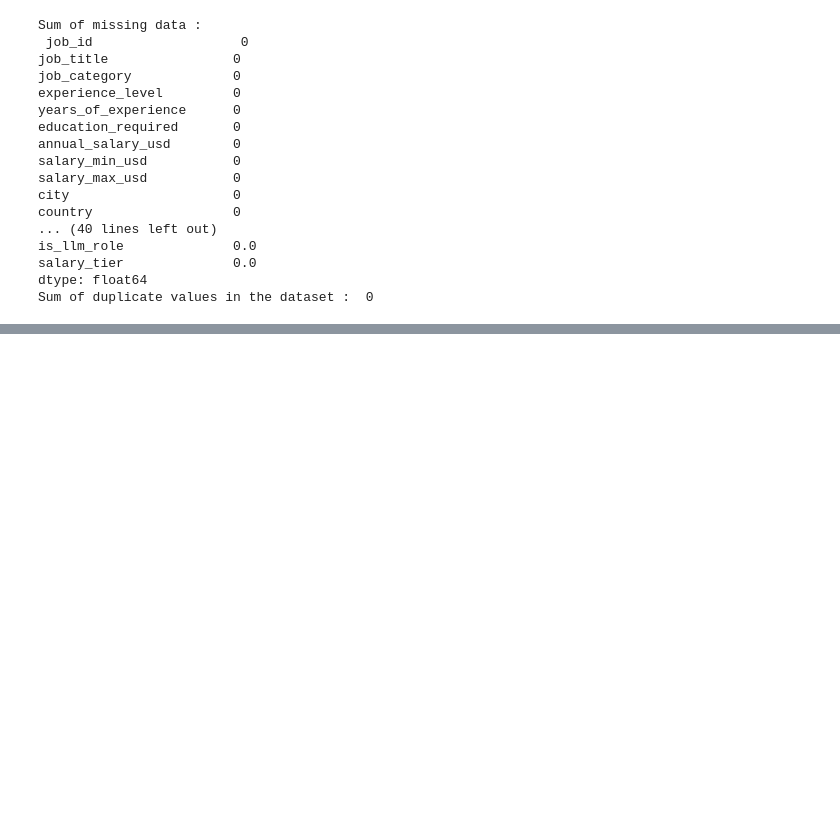
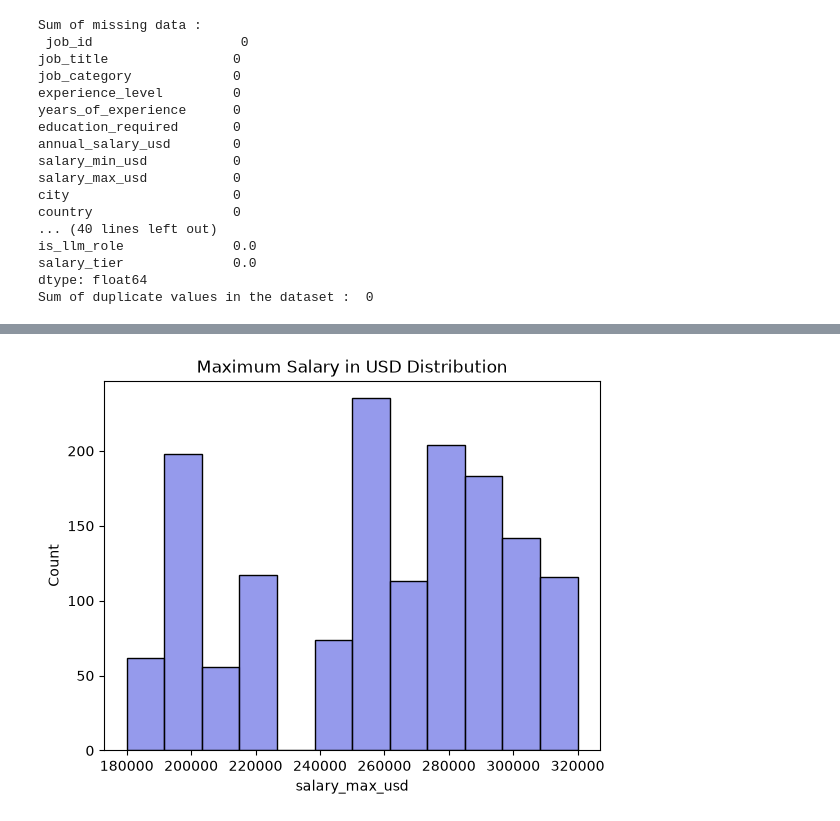
Before and after one commit to ingalemansi70/Machine_Learning, a Jupyter notebook: Assignment_19.ipynb, the cells around one changed output, grey strips where cells are left out. Cells and saved outputs as stored; diff of their text form; code cells hidden in the pictures; blank space fills up the shorter version.

```diff
--- a/Assignment_19.ipynb
+++ b/Assignment_19.ipynb
@@ -91,0 +118,7 @@ max              1.000000     1.000000
+# %%
+#hisplot of salary_max_usd
+sns.histplot(data = numerical_df,x="salary_max_usd",color="#9ea2f6")
+plt.title("Maximum Salary in USD Distribution")
+plt.show()
+# %% [output]
+[figure, added]
```
Also changed, not shown: parts of 8 cells of this notebook.
